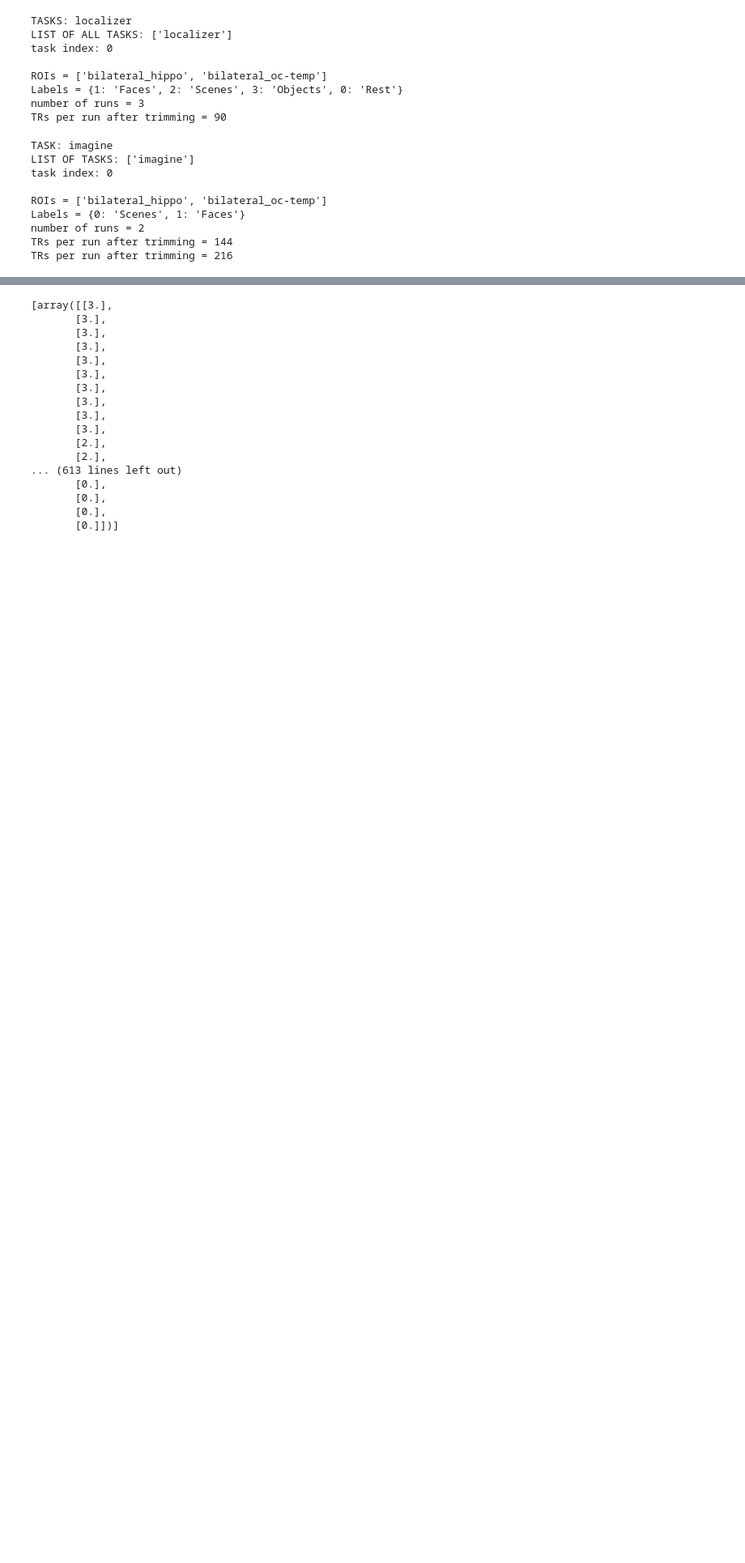
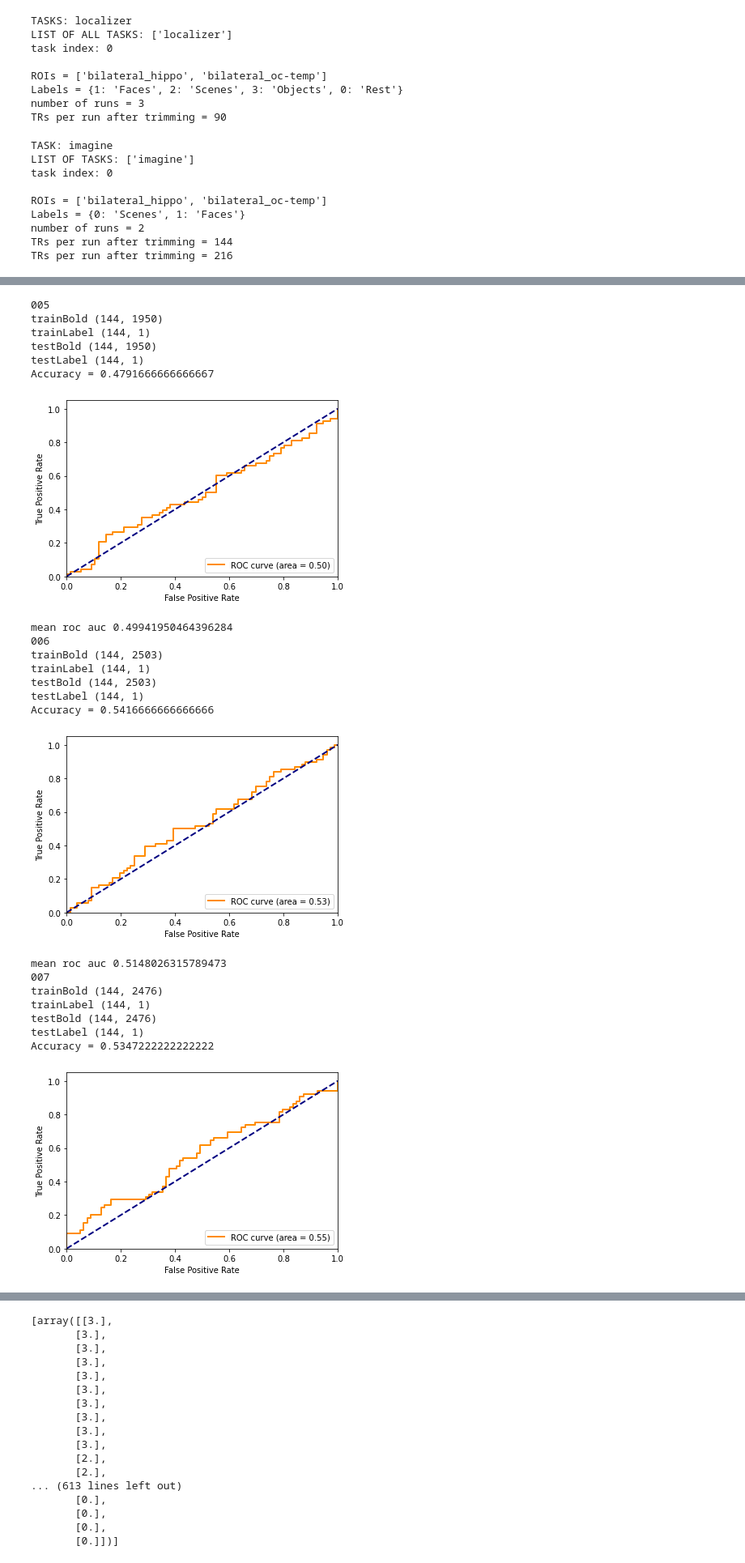
Before and after one commit to karinatachihara/pygers_adderzip, a Jupyter notebook: analysis/mainanalysis/04-classifier_AUC_subAll_2.ipynb, the cells around one changed output, grey strips where cells are left out. Shown: that part at 81% size. Drawn from its saved outputs; the diff is of its cells as text; code cells hidden in the pictures; blank space fills up the shorter version.

```diff
--- a/analysis/mainanalysis/04-classifier_AUC_subAll_2.ipynb
+++ b/analysis/mainanalysis/04-classifier_AUC_subAll_2.ipynb
@@ -286,0 +305,63 @@ ValueError: continuous format is not supported
+# %%
+for eachSubj in range(len(sub_list)):
+    subNum = sub_list[eachSubj]
+    print(subNum)
+
+    imagineBold = getBold(subNum,'imagine','bilateral_hippo')
+    imagineLabel = getLabel(subNum,'imagine')
+    #print(trainLabel[:5])
+    #print(trainLabel[-5:])
+
+    trainBold = imagineBold[:144,:]
+    testBold = imagineBold[144:288,:]
+    trainLabel = imagineLabel[:144]
+    testLabel = imagineLabel[144:288]
+
+    print('trainBold',trainBold.shape)
+    print('trainLabel',trainLabel.shape)
+    print('testBold',testBold.shape)
+    print('testLabel',testLabel.shape)
+
+    score, prediction, prediction_prob = classifier(trainBold,trainLabel,testBold,testLabel,model_linReg_1,1)
+    #print(prediction_prob[:5,:])
+
+    y_true = np.ravel(testLabel)
+    y_true = list(y_true)
+    #print(y_true)
+
+    y_score = prediction_prob[:,1]
+    #print(y_score)
+
+    roc_auc = calc_auc(y_true,y_score)
+
+    if eachSubj == 0:
+        roc_auc_sum = roc_auc
+    else:
+        roc_auc_sum = roc_auc_sum + roc_auc
+
+    mean_roc_auc = roc_auc_sum/(eachSubj+1)
+    print('mean roc auc', mean_roc_auc)
+# %% [output]
+005
+trainBold (144, 1950)
+trainLabel (144, 1)
+testBold (144, 1950)
+testLabel (144, 1)
+Accuracy = 0.4791666666666667
+[figure, added]
+mean roc auc 0.49941950464396284
+006
+trainBold (144, 2503)
+trainLabel (144, 1)
+testBold (144, 2503)
+testLabel (144, 1)
+Accuracy = 0.5416666666666666
+[figure, added]
+mean roc auc 0.5148026315789473
+007
+trainBold (144, 2476)
+trainLabel (144, 1)
+testBold (144, 2476)
+testLabel (144, 1)
+Accuracy = 0.5347222222222222
+[figure, added]
```
Also changed, not shown: parts of 6 cells of this notebook, 18 other files.
